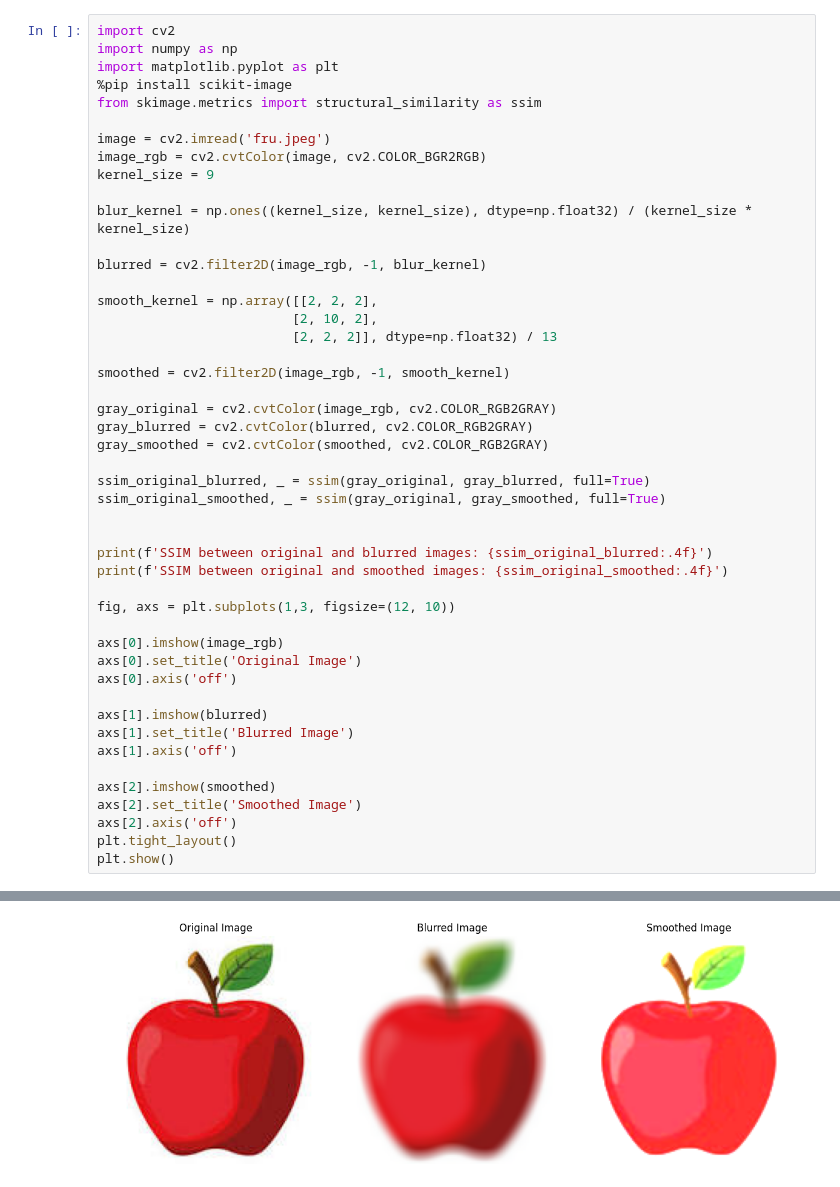
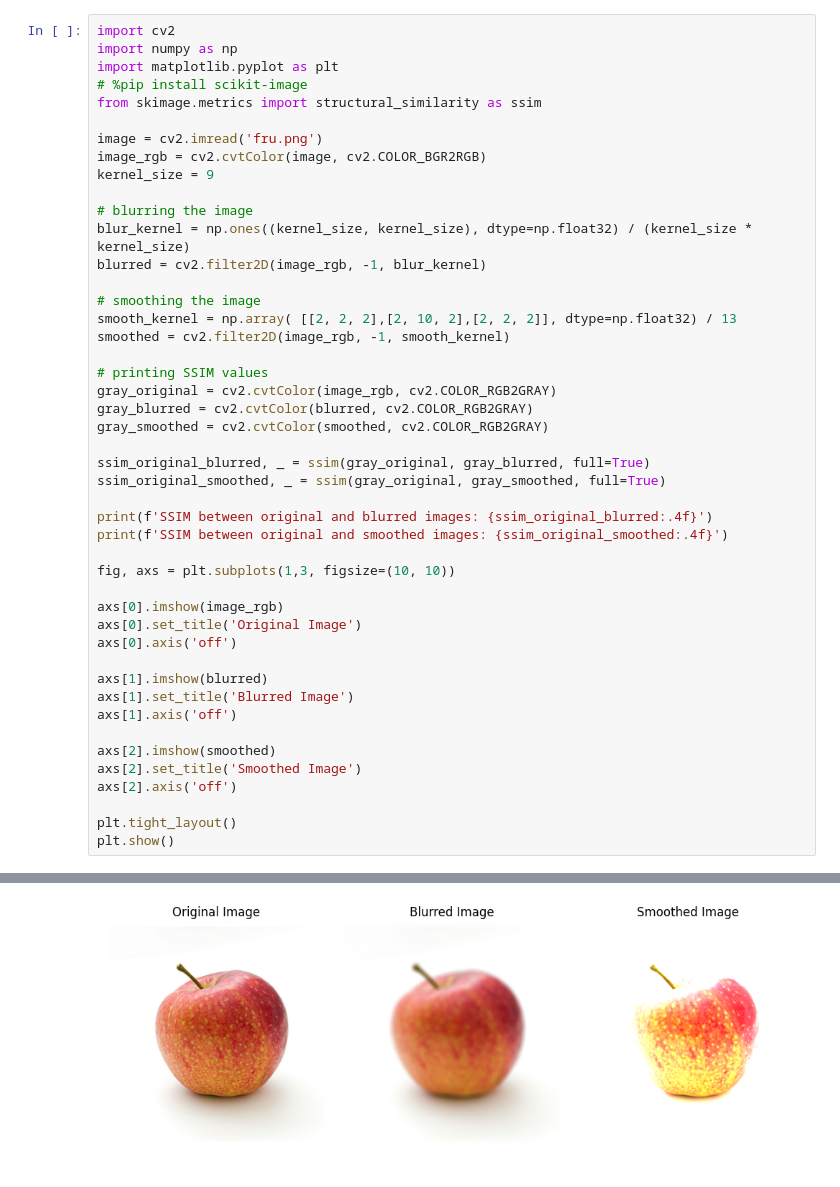
Before and after one commit to HarshaReddy068/CG-LAB, a Jupyter notebook: prog10.ipynb, the cells around one changed output, grey strips where cells are left out. Saved outputs shown, nothing was run; the diff lists cells and outputs as text.

```diff
--- a/prog10.ipynb
+++ b/prog10.ipynb
@@ -2,23 +2,22 @@
 import cv2
 import numpy as np
 import matplotlib.pyplot as plt
-%pip install scikit-image
+# %pip install scikit-image
 from skimage.metrics import structural_similarity as ssim
 
-image = cv2.imread('fru.jpeg')
+image = cv2.imread('fru.png')
 image_rgb = cv2.cvtColor(image, cv2.COLOR_BGR2RGB)
 kernel_size = 9
 
+# blurring the image
 blur_kernel = np.ones((kernel_size, kernel_size), dtype=np.float32) / (kernel_size * kernel_size)
-
 blurred = cv2.filter2D(image_rgb, -1, blur_kernel)
 
-smooth_kernel = np.array([[2, 2, 2],
-                         [2, 10, 2],
-                         [2, 2, 2]], dtype=np.float32) / 13
-
+# smoothing the image
+smooth_kernel = np.array( [[2, 2, 2],[2, 10, 2],[2, 2, 2]], dtype=np.float32) / 13
 smoothed = cv2.filter2D(image_rgb, -1, smooth_kernel)
 
+# printing SSIM values
 gray_original = cv2.cvtColor(image_rgb, cv2.COLOR_RGB2GRAY)
 gray_blurred = cv2.cvtColor(blurred, cv2.COLOR_RGB2GRAY)
 gray_smoothed = cv2.cvtColor(smoothed, cv2.COLOR_RGB2GRAY)
@@ -26,11 +25,10 @@ gray_smoothed = cv2.cvtColor(smoothed, cv2.COLOR_RGB2GRAY)
 ssim_original_blurred, _ = ssim(gray_original, gray_blurred, full=True)
 ssim_original_smoothed, _ = ssim(gray_original, gray_smoothed, full=True)
 
-
 print(f'SSIM between original and blurred images: {ssim_original_blurred:.4f}')
 print(f'SSIM between original and smoothed images: {ssim_original_smoothed:.4f}')
 
-fig, axs = plt.subplots(1,3, figsize=(12, 10))
+fig, axs = plt.subplots(1,3, figsize=(10, 10))
 
 axs[0].imshow(image_rgb)
 axs[0].set_title('Original Image')
@@ -43,6 +41,7 @@ axs[1].axis('off')
 axs[2].imshow(smoothed)
 axs[2].set_title('Smoothed Image')
 axs[2].axis('off')
+
 plt.tight_layout()
 plt.show()
 # %% [output]
@@ -61 +50 @@ SSIM between original and smoothed images: 0.8492
-[figure, old version]
+[figure, new version]
```
Also changed, not shown: parts of 2 cells of this notebook, 3 other files.
